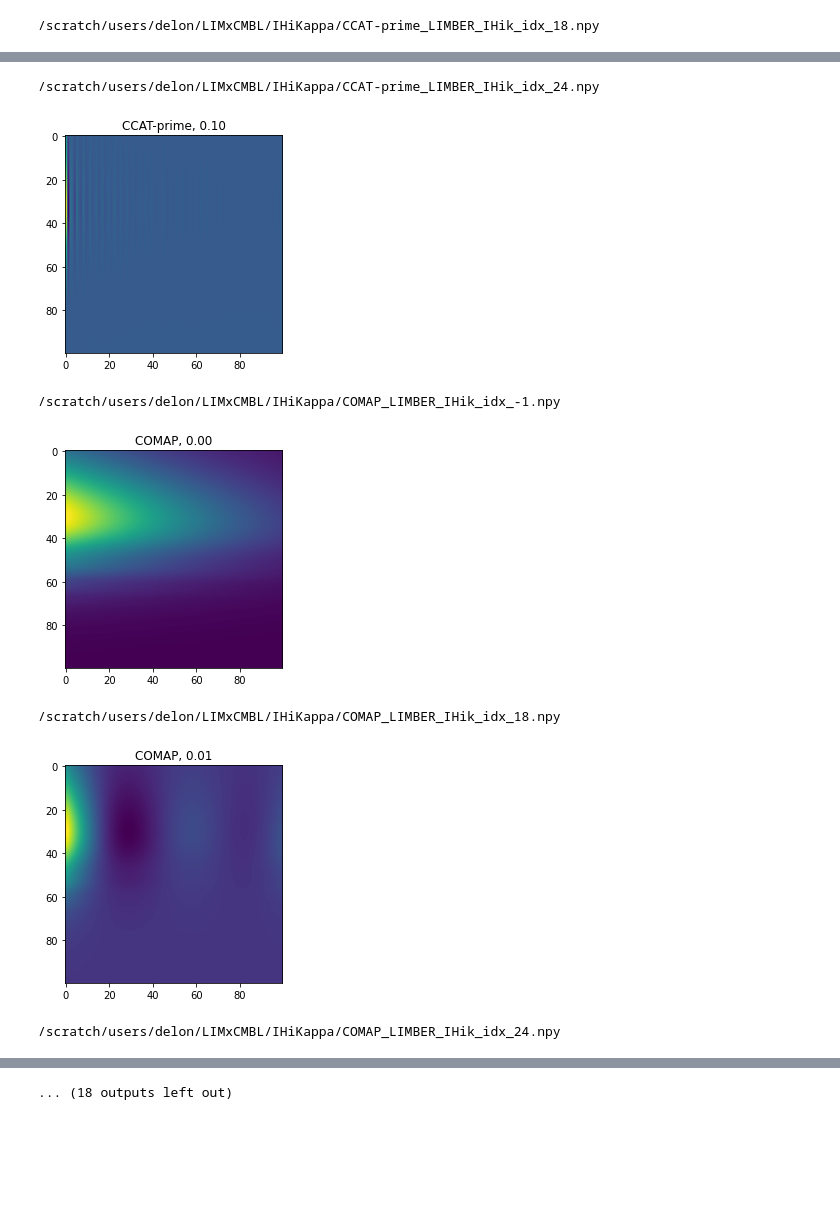
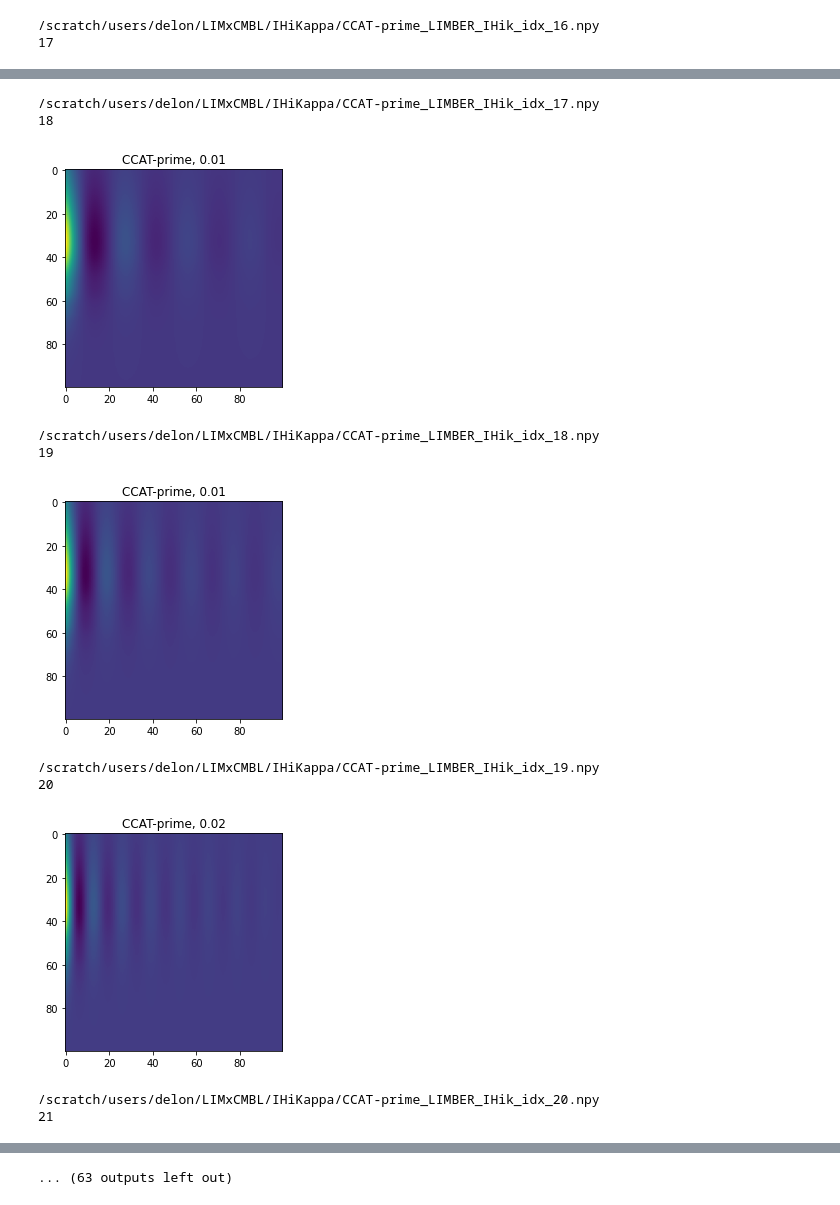
Before and after one commit to DelonShen/LIMxCMBL, a Jupyter notebook: 009.017.2025-05-06.IHiKappa_Limber.ipynb, the cells around one changed output, grey strips where cells are left out. Cells and saved outputs as stored; diff of their text form; code cells hidden in the pictures; blank space fills up the shorter version.

```diff
--- a/009.017.2025-05-06.IHiKappa_Limber.ipynb
+++ b/009.017.2025-05-06.IHiKappa_Limber.ipynb
@@ -44,12 +45,24 @@ import matplotlib.pyplot as plt
 # %%
 for experiment in experiments:
-    _LIDXs = [-1, 18, 24]
-    if(experiment == 'CHIME'):
-        _LIDXs =  [-1, 19, 24] #first one above fundamental
-    for Lambda_idx in _LIDXs:
+#     _LIDXs = [-1, 18, 24]
+    n_bins = 100
+
+#     if(experiment == 'CHIME'):
+#         _LIDXs =  [-1, 19, 24] #first one above fundamental
+
+    if(experiment == 'SPHEREx'):
+        n_bins = 15
+#     else:
+#         continue
+
+#     for Lambda_idx in _LIDXs:
+    burn = 0
+    for Lambda_idx in range(25):
+        Lambda = Lambdas[Lambda_idx]
+
+
         oup_fname = '/scratch/users/delon/LIMxCMBL/IHiKappa/'
         oup_fname += '%s_LIMBER_IHik_idx_%d.npy'%(experiment, Lambda_idx, )
-        print(oup_fname)
 
         zmin = experiments[experiment]['zmin']
         zmax = experiments[experiment]['zmax']
@@ -59,6 +72,14 @@ for experiment in experiments:
 
         chimin = ccl.comoving_angular_distance(cosmo, 1/(1+zmin))
         chimax = ccl.comoving_angular_distance(cosmo, 1/(1+zmax))
+
+
+        if(Lambda < 2 * np.pi/(chimax-chimin)):
+            continue
+        if(burn == 0): #Lambda ~ fundamental is sketchy
+            burn += 1
+            continue
+        print(Lambda_idx)
 
         chi_bin_edges = np.linspace(chimin*(1+1e-8), chimax*(1 - 1e-8), n_bins + 1)
         chi_bin_centers = (chi_bin_edges[1:] + chi_bin_edges[:-1])/2
@@ -149,4 +170,5 @@ for experiment in experiments:
         plt.imshow(IHi_kappa)
         plt.title('%s, %.2f'%(experiment, Lambda))
         plt.show()
+        print(oup_fname)
 # %% [output]
@@ -155 +177,2 @@ for experiment in experiments:
-/scratch/users/delon/LIMxCMBL/IHiKappa/CCAT-prime_LIMBER_IHik_idx_18.npy
+/scratch/users/delon/LIMxCMBL/IHiKappa/CCAT-prime_LIMBER_IHik_idx_16.npy
+17
@@ -157,7 +180,11 @@ for experiment in experiments:
-/scratch/users/delon/LIMxCMBL/IHiKappa/CCAT-prime_LIMBER_IHik_idx_24.npy
+/scratch/users/delon/LIMxCMBL/IHiKappa/CCAT-prime_LIMBER_IHik_idx_17.npy
+18
-[figure, old version]
+[figure, new version]
-/scratch/users/delon/LIMxCMBL/IHiKappa/COMAP_LIMBER_IHik_idx_-1.npy
+/scratch/users/delon/LIMxCMBL/IHiKappa/CCAT-prime_LIMBER_IHik_idx_18.npy
+19
-[figure, old version]
+[figure, new version]
-/scratch/users/delon/LIMxCMBL/IHiKappa/COMAP_LIMBER_IHik_idx_18.npy
+/scratch/users/delon/LIMxCMBL/IHiKappa/CCAT-prime_LIMBER_IHik_idx_19.npy
+20
-[figure, old version]
+[figure, new version]
-/scratch/users/delon/LIMxCMBL/IHiKappa/COMAP_LIMBER_IHik_idx_24.npy
+/scratch/users/delon/LIMxCMBL/IHiKappa/CCAT-prime_LIMBER_IHik_idx_20.npy
+21
@@ -165 +192 @@ for experiment in experiments:
-... (18 outputs left out)
+... (63 outputs left out)
```
Also changed, not shown: parts of 3 cells of this notebook, 40 other files.
